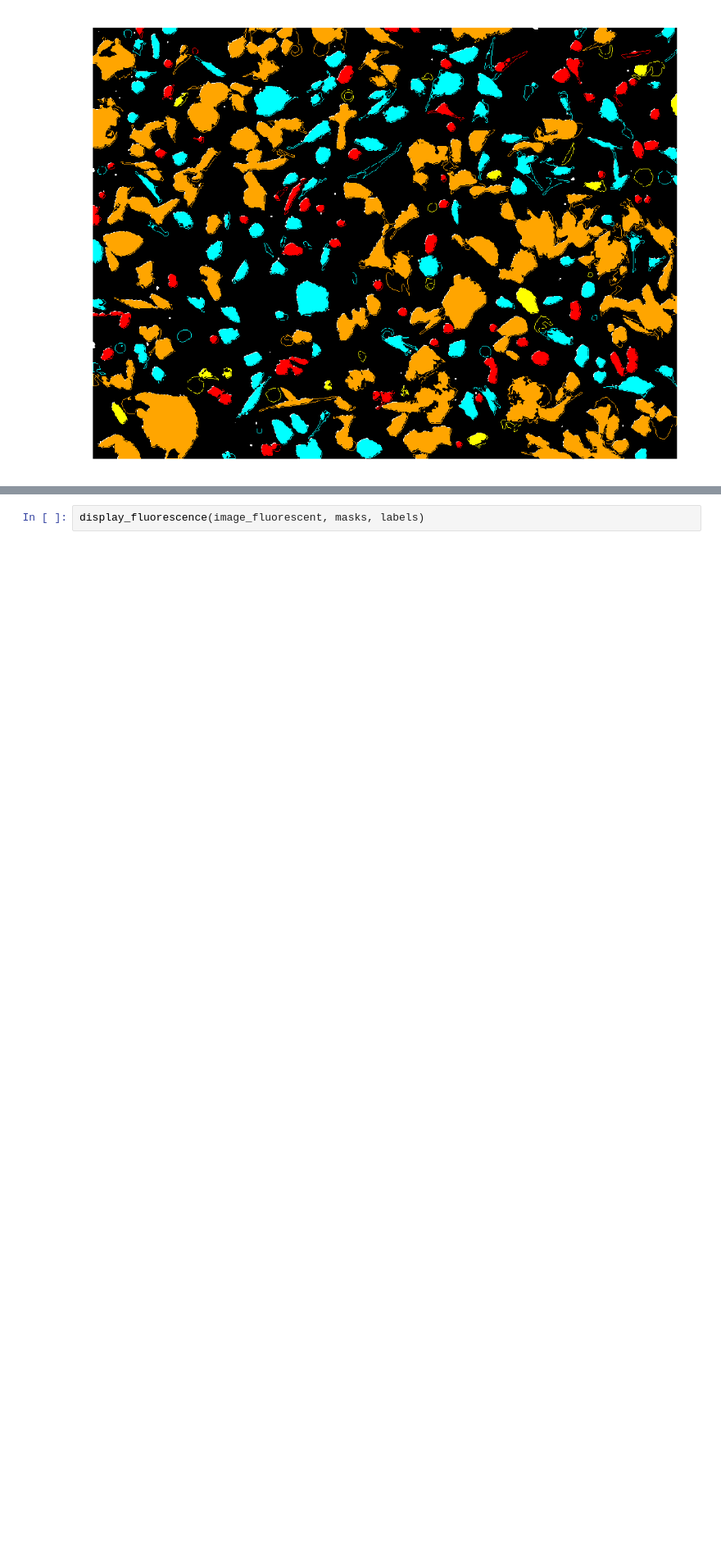
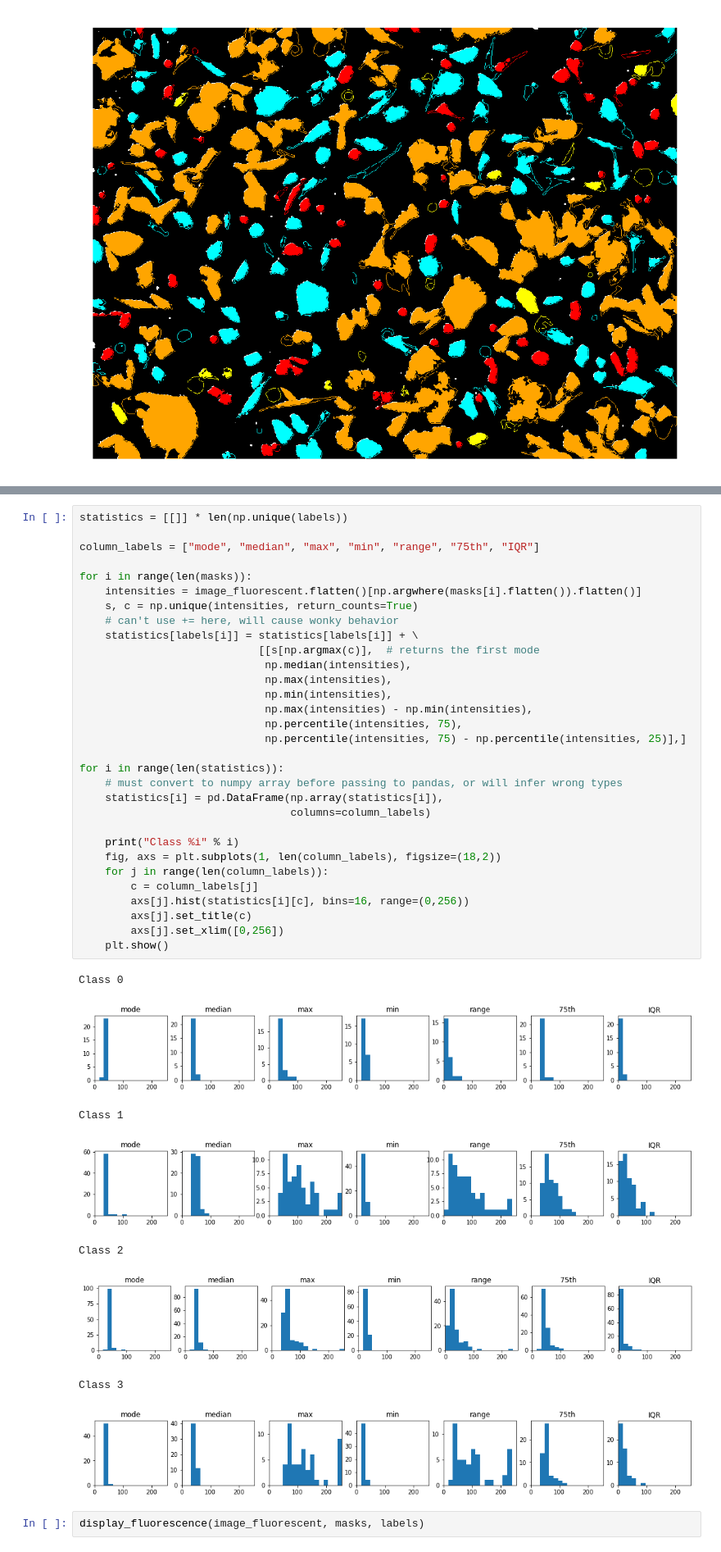
Before and after one commit to peteyeh/celltrack, a Jupyter notebook: feature_extraction.ipynb, the cells around one changed output, grey strips where cells are left out. Shown at 82% size. Cells and saved outputs as stored; diff of their text form; blank space fills up the shorter version.

Commit message:
Assess common metrics for individual ROI intensities
Let obtain the mode, median, max, range, etc. of intensities for
individual ROIs and plot them in histograms.

```diff
--- a/feature_extraction.ipynb
+++ b/feature_extraction.ipynb
@@ -445,3 +450,43 @@ Class 3 (orange): 149353/186637 (80.02%)
+# %%
+statistics = [[]] * len(np.unique(labels))
+
+column_labels = ["mode", "median", "max", "min", "range", "75th", "IQR"]
+
+for i in range(len(masks)):
+    intensities = image_fluorescent.flatten()[np.argwhere(masks[i].flatten()).flatten()]
+    s, c = np.unique(intensities, return_counts=True)
+    # can't use += here, will cause wonky behavior
+    statistics[labels[i]] = statistics[labels[i]] + \
+                            [[s[np.argmax(c)],  # returns the first mode
+                             np.median(intensities),
+                             np.max(intensities),
+                             np.min(intensities),
+                             np.max(intensities) - np.min(intensities),
+                             np.percentile(intensities, 75),
+                             np.percentile(intensities, 75) - np.percentile(intensities, 25)],]
+
+for i in range(len(statistics)):
+    # must convert to numpy array before passing to pandas, or will infer wrong types
+    statistics[i] = pd.DataFrame(np.array(statistics[i]),
+                                 columns=column_labels)
+
+    print("Class %i" % i)
+    fig, axs = plt.subplots(1, len(column_labels), figsize=(18,2))
+    for j in range(len(column_labels)):
+        c = column_labels[j]
+        axs[j].hist(statistics[i][c], bins=16, range=(0,256))
+        axs[j].set_title(c)
+        axs[j].set_xlim([0,256])
+    plt.show()
+# %% [output]
+Class 0
+[figure, added]
+Class 1
+[figure, added]
+Class 2
+[figure, added]
+Class 3
+[figure, added]
 # %%
 display_fluorescence(image_fluorescent, masks, labels)
 # %% [output]
```
Also changed, not shown: parts of 4 cells of this notebook.
